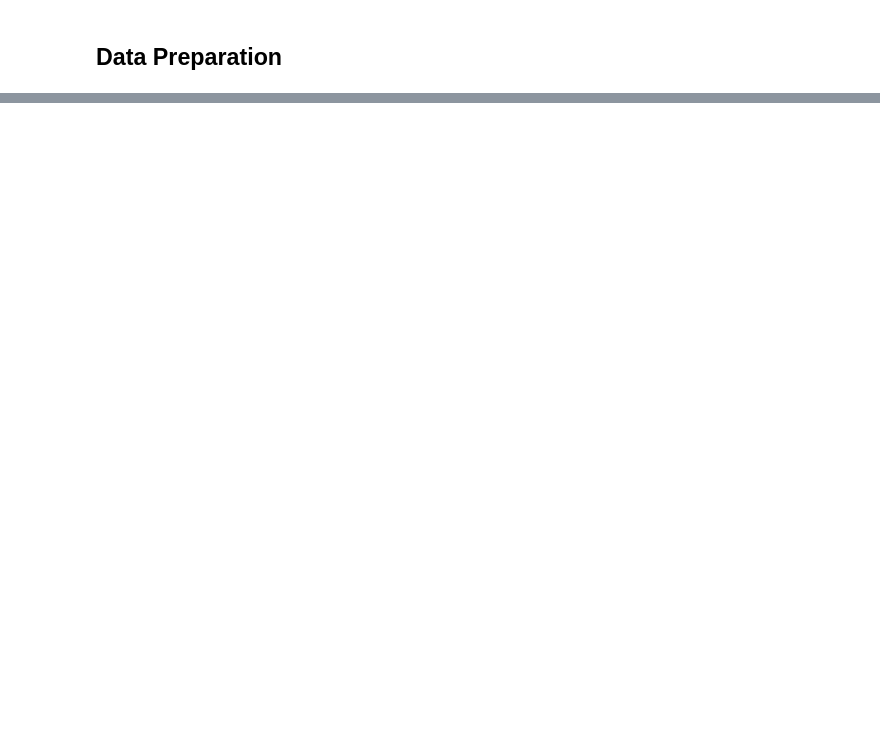
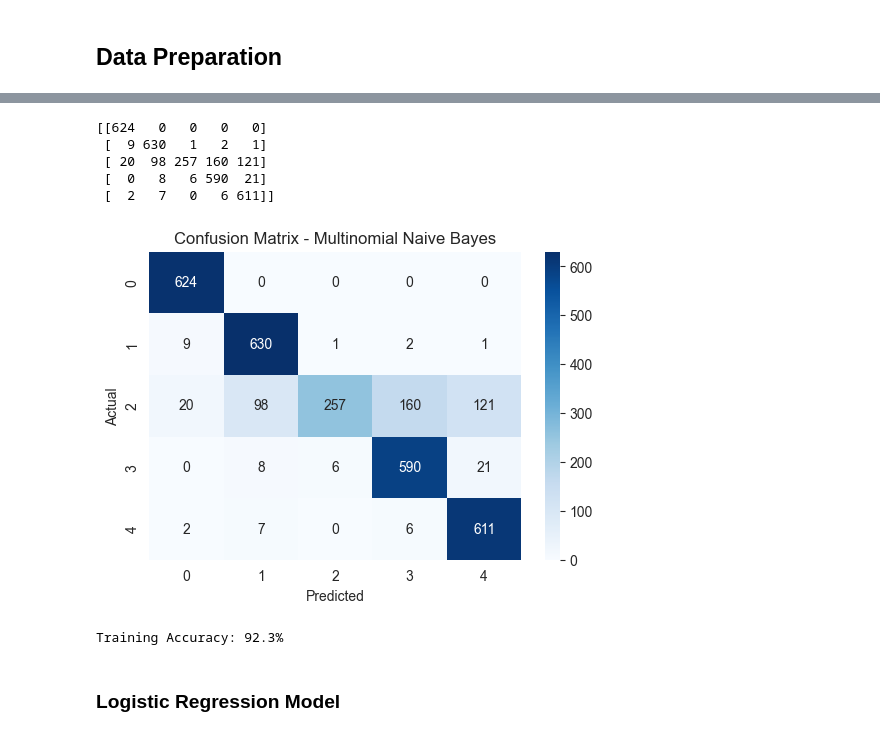
Before and after one commit to slvhuang/Final-Project-NLP, a Jupyter notebook: 4_sentiment_analysis.ipynb, the cells around one changed output, grey strips where cells are left out. Saved outputs shown, nothing was run; the diff lists cells and outputs as text; code cells hidden in the pictures; blank space fills up the shorter version.

```diff
--- a/4_sentiment_analysis.ipynb
+++ b/4_sentiment_analysis.ipynb
@@ -107,0 +394,3 @@ df_news.shape
+# %%
+# Mutinomial Naive Bayes
+mnb = MultinomialNB()
@@ -107,0 +404,4 @@ df_news.shape
+# %%
+# make class predictions
+mnb_pred = mnb.predict(X_test)
+mnb_pred[:10]
@@ -107,0 +430,27 @@ df_news.shape
+# %%
+# calculate the confusion matrix
+print(confusion_matrix(y_test, mnb_pred))
+# %% [output]
+[[624   0   0   0   0]
+ [  9 630   1   2   1]
+ [ 20  98 257 160 121]
+ [  0   8   6 590  21]
+ [  2   7   0   6 611]]
+# %%
+# plot confusion matrix
+plt.figure(figsize=(6, 4))
+sns.heatmap(confusion_matrix(y_test, mnb_pred), annot=True, fmt='d', cmap='Blues')
+plt.xlabel('Predicted')
+plt.ylabel('Actual')
+plt.title('Confusion Matrix - Multinomial Naive Bayes')
+plt.show()
+# %% [output]
+[figure, added]
+# %%
+# test for overfitting
+mnb_pred_train = mnb.predict(X_train)
+print(f"Training Accuracy: {accuracy_score(y_train, mnb_pred_train) * 100:.1f}%")
+# %% [output]
+Training Accuracy: 92.3%
+# %% [markdown]
+###  Logistic Regression Model
```
Also changed, not shown: parts of 77 cells of this notebook, 3 other files.
